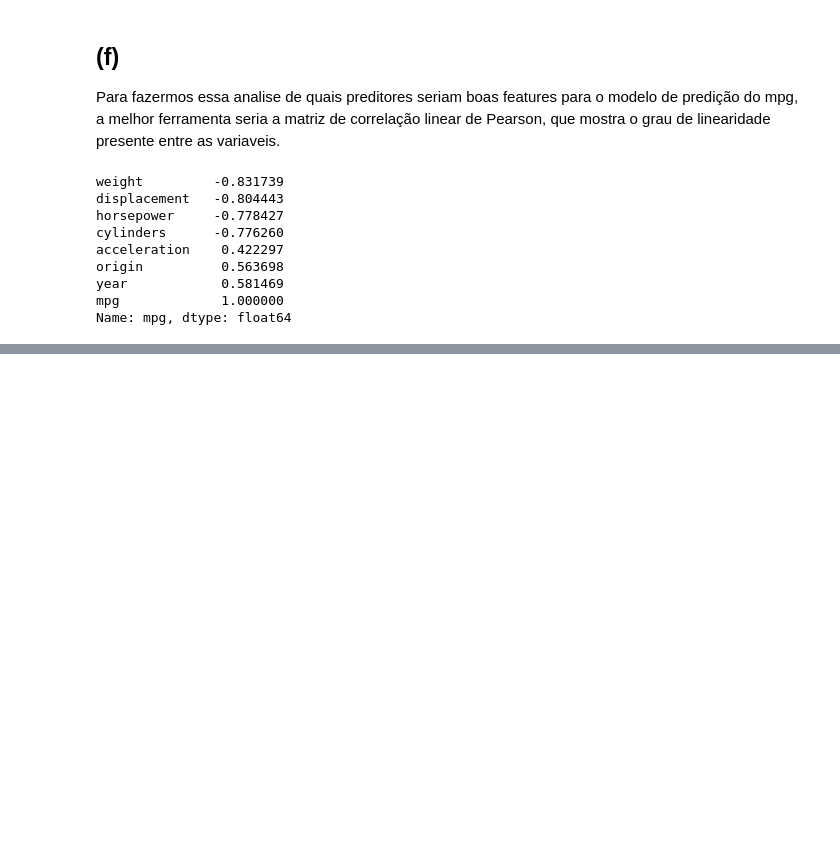
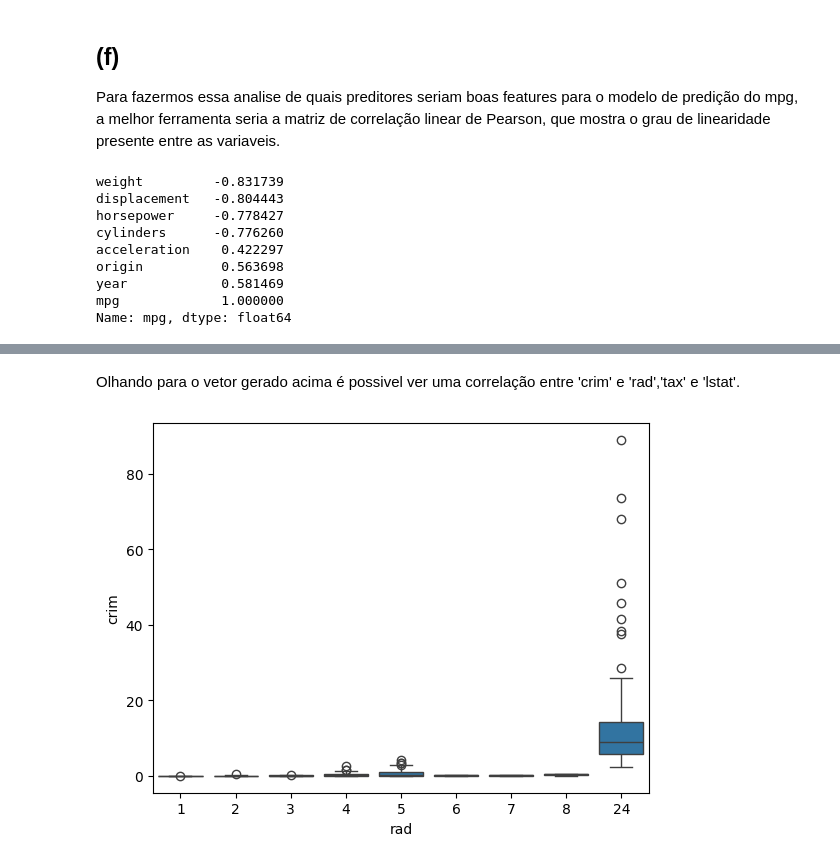
Before and after one commit to andredantas03/ISLP_solutions, a Jupyter notebook: Chapter2.ipynb, the cells around one changed output, grey strips where cells are left out. Cells and saved outputs as stored; diff of their text form; code cells hidden in the pictures; blank space fills up the shorter version.

```diff
--- a/Chapter2.ipynb
+++ b/Chapter2.ipynb
@@ -335,0 +459,7 @@ Name: mpg, dtype: float64
+# %% [markdown]
+Olhando para o vetor gerado acima é possivel ver uma correlação entre 'crim' e 'rad','tax' e 'lstat'.
+# %%
+import seaborn as sns
+ax = sns.boxplot(x="rad", y="crim", data=boston)
+# %% [output]
+[figure, added]
```
Also changed, not shown: parts of 27 cells of this notebook.
